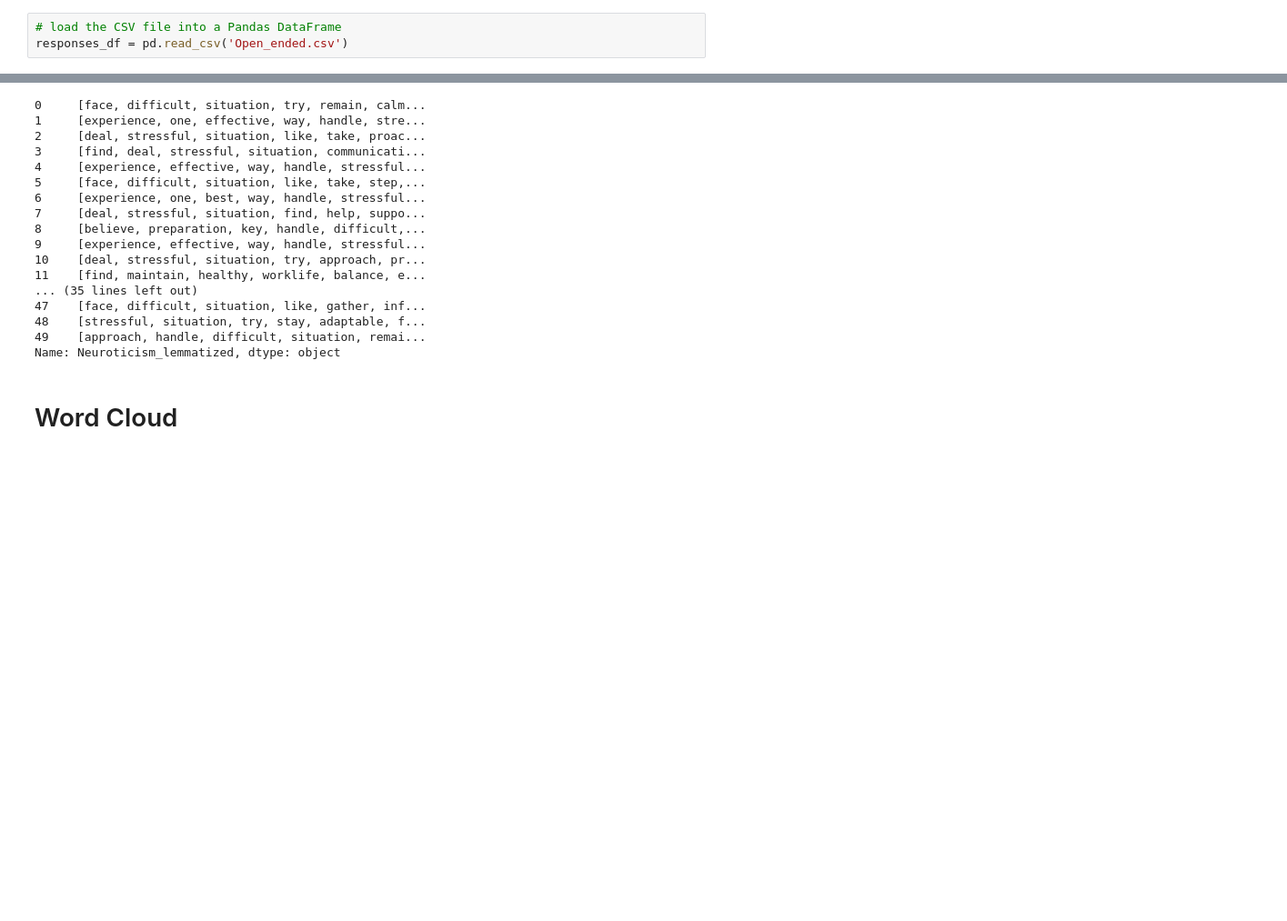
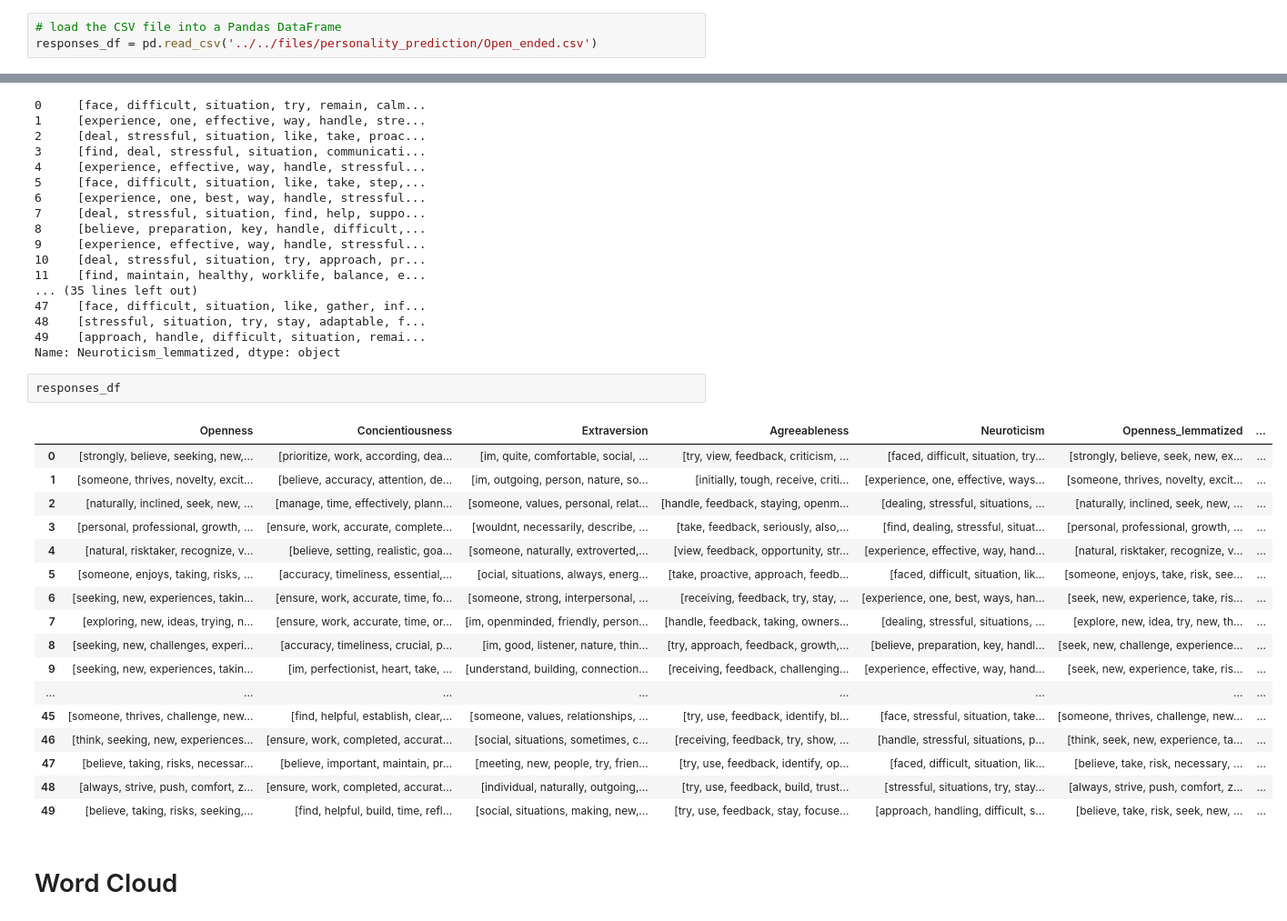
Before and after one commit to shanalids/Intellihire, a Jupyter notebook: backend/personality_prediction/Intellihire_Personality_Prediction_02.ipynb, the cells around one changed output, grey strips where cells are left out. Shown: that part at 91% size. Saved outputs shown, nothing was run; the diff lists cells and outputs as text; blank space fills up the shorter version.

```diff
--- a/backend/personality_prediction/Intellihire_Personality_Prediction_02.ipynb
+++ b/backend/personality_prediction/Intellihire_Personality_Prediction_02.ipynb
@@ -102,7 +94,7 @@ cp: 'mcq_scores.csv' and '/content/drive/MyDrive/Intellihire/mcq_scores.csv' are
 # Loading the Data Set
 # %%
 # load the CSV file into a Pandas DataFrame
-responses_df = pd.read_csv('Open_ended.csv')
+responses_df = pd.read_csv('../../files/personality_prediction/Open_ended.csv')
 # %% [markdown]
 # Understading the Dataset
 # %%
@@ -457,6 +449,26 @@ responses_df['Neuroticism_lemmatized']
 48    [stressful, situation, try, stay, adaptable, f...
 49    [approach, handle, difficult, situation, remai...
 Name: Neuroticism_lemmatized, dtype: object
+# %%
+responses_df
+# %% [output]
+|  | Openness | Concientiousness | Extraversion | Agreeableness | Neuroticism | Openness_lemmatized | ... |
+| 0 | [strongly, believe, seeking, new,... | [prioritize, work, according, dea... | [im, quite, comfortable, social, ... | [try, view, feedback, criticism, ... | [faced, difficult, situation, try... | [strongly, believe, seek, new, ex... | ... |
+| 1 | [someone, thrives, novelty, excit... | [believe, accuracy, attention, de... | [im, outgoing, person, nature, so... | [initially, tough, receive, criti... | [experience, one, effective, ways... | [someone, thrives, novelty, excit... | ... |
+| 2 | [naturally, inclined, seek, new, ... | [manage, time, effectively, plann... | [someone, values, personal, relat... | [handle, feedback, staying, openm... | [dealing, stressful, situations, ... | [naturally, inclined, seek, new, ... | ... |
+| 3 | [personal, professional, growth, ... | [ensure, work, accurate, complete... | [wouldnt, necessarily, describe, ... | [take, feedback, seriously, also,... | [find, dealing, stressful, situat... | [personal, professional, growth, ... | ... |
+| 4 | [natural, risktaker, recognize, v... | [believe, setting, realistic, goa... | [someone, naturally, extroverted,... | [view, feedback, opportunity, str... | [experience, effective, way, hand... | [natural, risktaker, recognize, v... | ... |
+| 5 | [someone, enjoys, taking, risks, ... | [accuracy, timeliness, essential,... | [ocial, situations, always, energ... | [take, proactive, approach, feedb... | [faced, difficult, situation, lik... | [someone, enjoys, take, risk, see... | ... |
+| 6 | [seeking, new, experiences, takin... | [ensure, work, accurate, time, fo... | [someone, strong, interpersonal, ... | [receiving, feedback, try, stay, ... | [experience, one, best, ways, han... | [seek, new, experience, take, ris... | ... |
+| 7 | [exploring, new, ideas, trying, n... | [ensure, work, accurate, time, or... | [im, openminded, friendly, person... | [handle, feedback, taking, owners... | [dealing, stressful, situations, ... | [explore, new, idea, try, new, th... | ... |
+| 8 | [seeking, new, challenges, experi... | [accuracy, timeliness, crucial, p... | [im, good, listener, nature, thin... | [try, approach, feedback, growth,... | [believe, preparation, key, handl... | [seek, new, challenge, experience... | ... |
+| 9 | [seeking, new, experiences, takin... | [im, perfectionist, heart, take, ... | [understand, building, connection... | [receiving, feedback, challenging... | [experience, effective, way, hand... | [seek, new, experience, take, ris... | ... |
+| ... | ... | ... | ... | ... | ... | ... | ... |
+| 45 | [someone, thrives, challenge, new... | [find, helpful, establish, clear,... | [someone, values, relationships, ... | [try, use, feedback, identify, bl... | [face, stressful, situation, take... | [someone, thrives, challenge, new... | ... |
+| 46 | [think, seeking, new, experiences... | [ensure, work, completed, accurat... | [social, situations, sometimes, c... | [receiving, feedback, try, show, ... | [handle, stressful, situations, p... | [think, seek, new, experience, ta... | ... |
+| 47 | [believe, taking, risks, necessar... | [believe, important, maintain, pr... | [meeting, new, people, try, frien... | [try, use, feedback, identify, op... | [faced, difficult, situation, lik... | [believe, take, risk, necessary, ... | ... |
+| 48 | [always, strive, push, comfort, z... | [ensure, work, completed, accurat... | [individual, naturally, outgoing,... | [try, use, feedback, build, trust... | [stressful, situations, try, stay... | [always, strive, push, comfort, z... | ... |
+| 49 | [believe, taking, risks, seeking,... | [find, helpful, build, time, refl... | [social, situations, making, new,... | [try, use, feedback, stay, focuse... | [approach, handling, difficult, s... | [believe, take, risk, seek, new, ... | ... |
 # %% [markdown]
 # Word Cloud
 # %%
```
Also changed, not shown: parts of 70 cells of this notebook, 3 other files.
